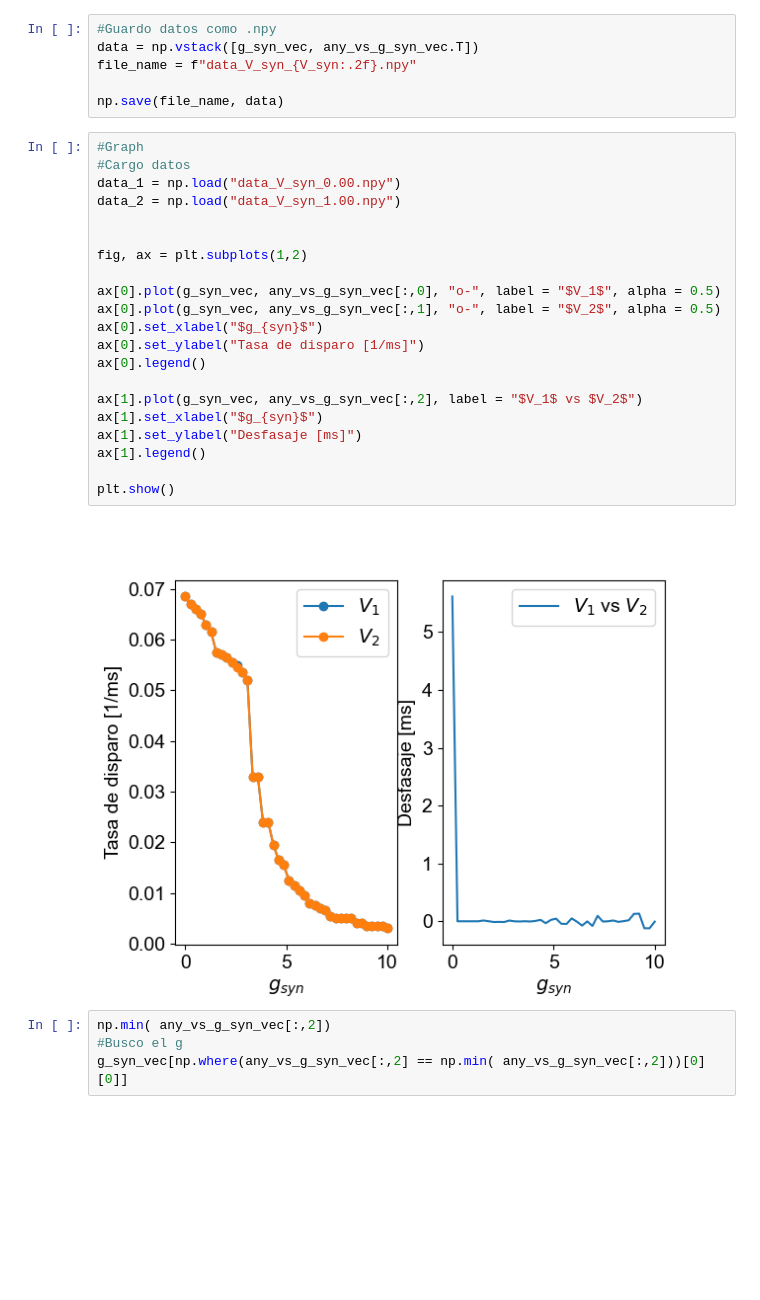
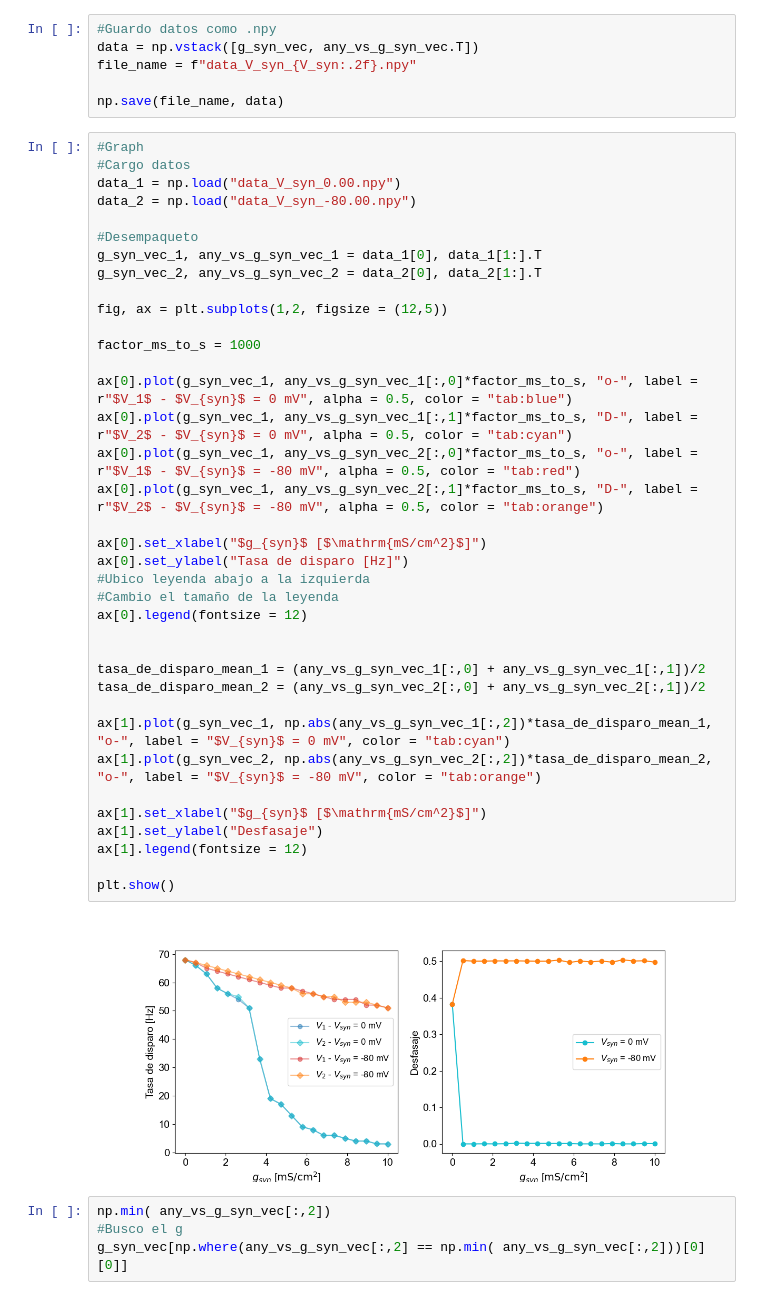
Before and after one commit to Lupama2/RedesNeuronales, a Jupyter notebook: Practicas/practica-2/ejercicio_1/main.ipynb, the cells around one changed output. Cells and saved outputs as stored; diff of their text form; blank space fills up the shorter version.

```diff
--- a/Practicas/practica-2/ejercicio_1/main.ipynb
+++ b/Practicas/practica-2/ejercicio_1/main.ipynb
@@ -254,26 +298,42 @@ np.save(file_name, data)
 # %%
 #Graph
 #Cargo datos
 data_1 = np.load("data_V_syn_0.00.npy")
-data_2 = np.load("data_V_syn_1.00.npy")
+data_2 = np.load("data_V_syn_-80.00.npy")
+
+#Desempaqueto
+g_syn_vec_1, any_vs_g_syn_vec_1 = data_1[0], data_1[1:].T
+g_syn_vec_2, any_vs_g_syn_vec_2 = data_2[0], data_2[1:].T
+
+fig, ax = plt.subplots(1,2, figsize = (12,5))
+
+factor_ms_to_s = 1000
+
+ax[0].plot(g_syn_vec_1, any_vs_g_syn_vec_1[:,0]*factor_ms_to_s, "o-", label = r"$V_1$ - $V_{syn}$ = 0 mV", alpha = 0.5, color = "tab:blue")
+ax[0].plot(g_syn_vec_1, any_vs_g_syn_vec_1[:,1]*factor_ms_to_s, "D-", label = r"$V_2$ - $V_{syn}$ = 0 mV", alpha = 0.5, color = "tab:cyan")
+ax[0].plot(g_syn_vec_1, any_vs_g_syn_vec_2[:,0]*factor_ms_to_s, "o-", label = r"$V_1$ - $V_{syn}$ = -80 mV", alpha = 0.5, color = "tab:red")
+ax[0].plot(g_syn_vec_1, any_vs_g_syn_vec_2[:,1]*factor_ms_to_s, "D-", label = r"$V_2$ - $V_{syn}$ = -80 mV", alpha = 0.5, color = "tab:orange")
+
+ax[0].set_xlabel("$g_{syn}$ [$\mathrm{mS/cm^2}$]")
+ax[0].set_ylabel("Tasa de disparo [Hz]")
+#Ubico leyenda abajo a la izquierda
+#Cambio el tamaño de la leyenda
+ax[0].legend(fontsize = 12)
 
 
-fig, ax = plt.subplots(1,2)
+tasa_de_disparo_mean_1 = (any_vs_g_syn_vec_1[:,0] + any_vs_g_syn_vec_1[:,1])/2
+tasa_de_disparo_mean_2 = (any_vs_g_syn_vec_2[:,0] + any_vs_g_syn_vec_2[:,1])/2
 
-ax[0].plot(g_syn_vec, any_vs_g_syn_vec[:,0], "o-", label = "$V_1$", alpha = 0.5)
-ax[0].plot(g_syn_vec, any_vs_g_syn_vec[:,1], "o-", label = "$V_2$", alpha = 0.5)
-ax[0].set_xlabel("$g_{syn}$")
-ax[0].set_ylabel("Tasa de disparo [1/ms]")
-ax[0].legend()
+ax[1].plot(g_syn_vec_1, np.abs(any_vs_g_syn_vec_1[:,2])*tasa_de_disparo_mean_1, "o-", label = "$V_{syn}$ = 0 mV", color = "tab:cyan")
+ax[1].plot(g_syn_vec_2, np.abs(any_vs_g_syn_vec_2[:,2])*tasa_de_disparo_mean_2, "o-", label = "$V_{syn}$ = -80 mV", color = "tab:orange")
 
-ax[1].plot(g_syn_vec, any_vs_g_syn_vec[:,2], label = "$V_1$ vs $V_2$")
-ax[1].set_xlabel("$g_{syn}$")
-ax[1].set_ylabel("Desfasaje [ms]")
-ax[1].legend()
+ax[1].set_xlabel("$g_{syn}$ [$\mathrm{mS/cm^2}$]")
+ax[1].set_ylabel("Desfasaje")
+ax[1].legend(fontsize = 12)
 
 plt.show()
 # %% [output]
-[figure, old version]
+[figure, new version]
 # %%
 np.min( any_vs_g_syn_vec[:,2])
 #Busco el g
```
Also changed, not shown: parts of 6 cells of this notebook, 3 other files.
